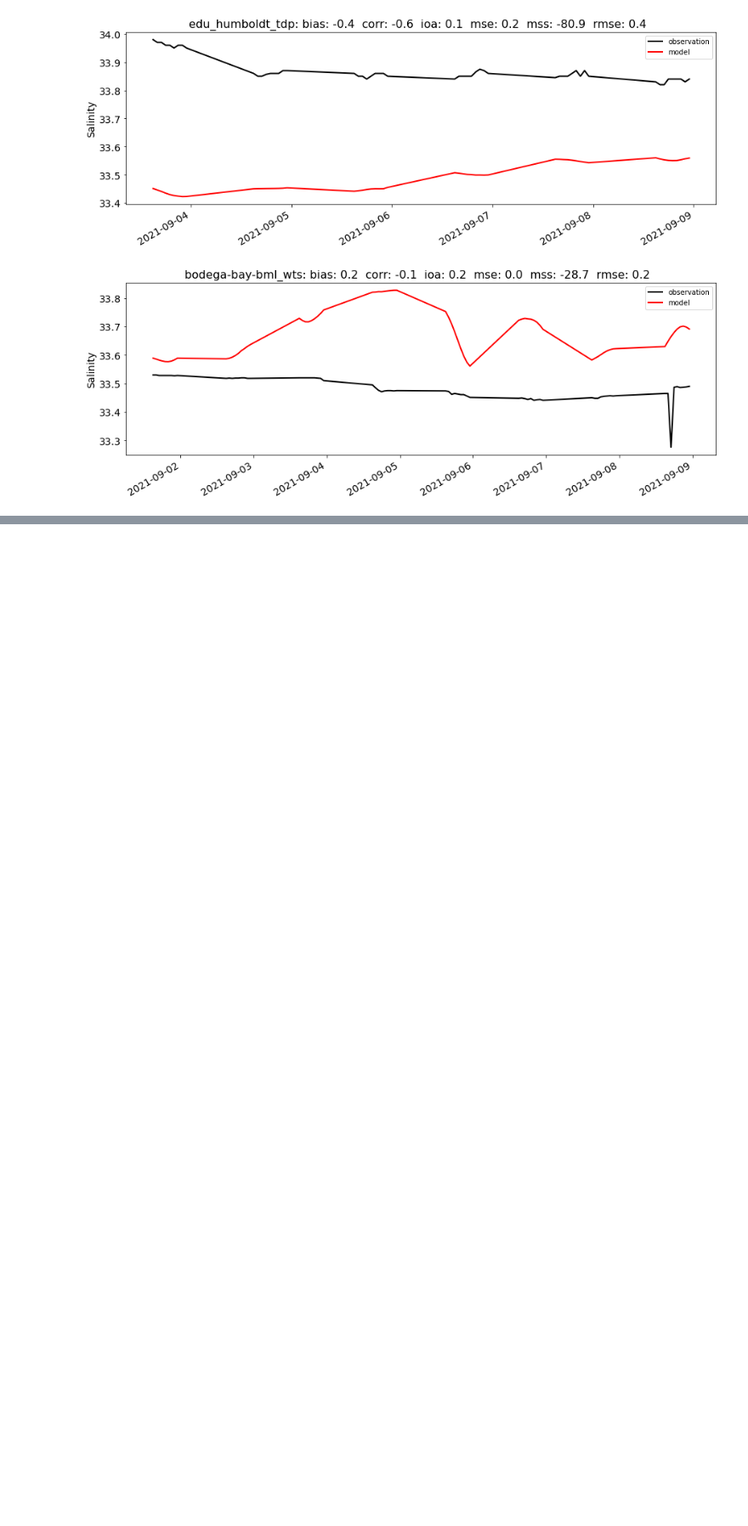
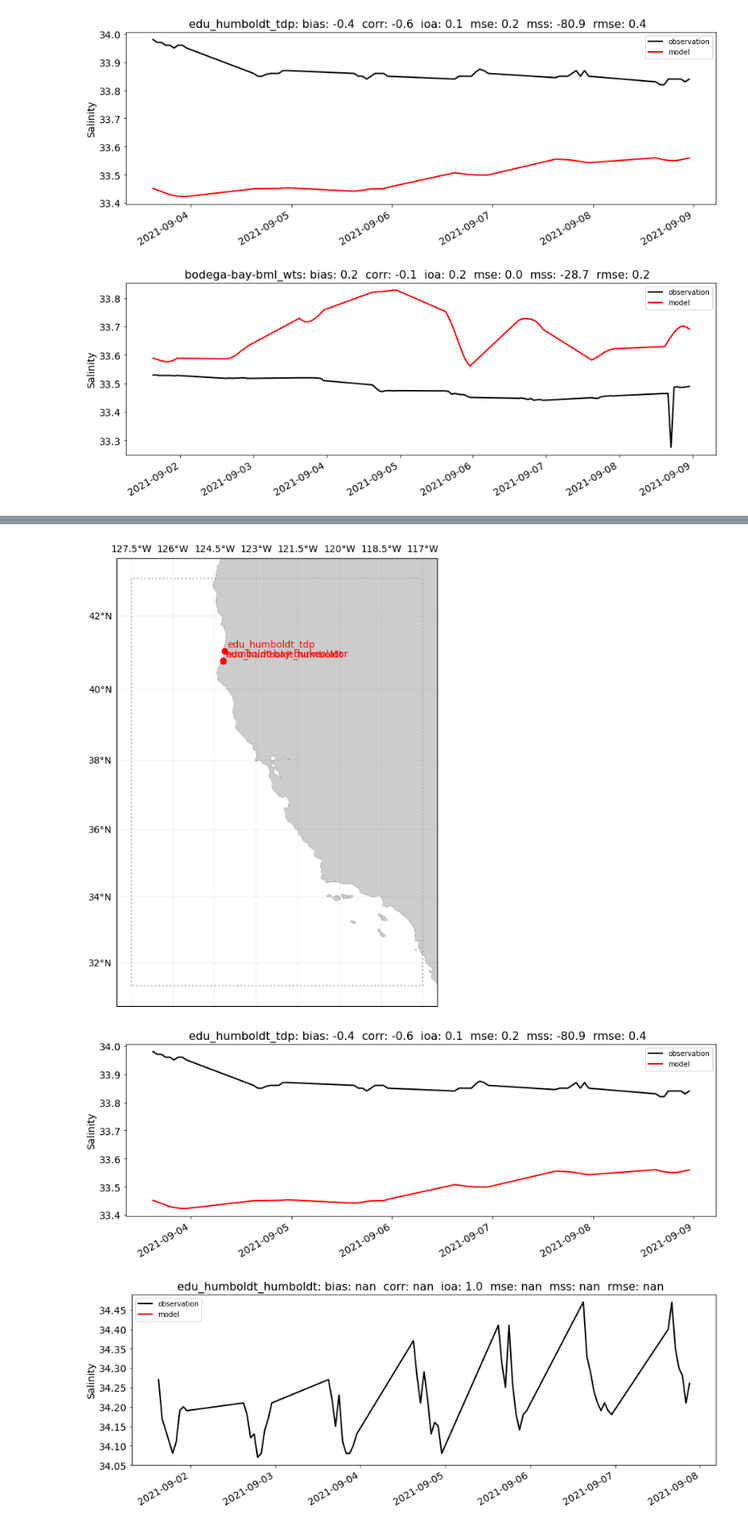
Before and after one commit to axiom-data-science/ocean-model-skill-assessor, a Jupyter notebook: notebooks/Demo_workflows.ipynb, the cells around one changed output, grey strips where cells are left out. Shown at 85% size. Cells and saved outputs as stored; diff of their text form; code cells hidden in the pictures; blank space fills up the shorter version.

```diff
--- a/notebooks/Demo_workflows.ipynb
+++ b/notebooks/Demo_workflows.ipynb
@@ -74,0 +29,4 @@ var_def = {
+# %%
+url = 'https://gist.githubusercontent.com/kthyng/c3cc27de6b4449e1776ce79215d5e732/raw/af448937e4896535e36ef6522df8460e8f928cd6/my_custom_criteria.py'
+criteria = odg.return_response(url)
+criteria
@@ -77,7 +52,5 @@ var_def = {
 # %%
-# criteria_url = 'https://gist.githubusercontent.com/kthyng/c3cc27de6b4449e1776ce79215d5e732/raw/af448937e4896535e36ef6522df8460e8f928cd6/my_custom_criteria.py'
-
-omsa.set_criteria(criteria)
+# omsa.set_criteria(criteria)
 
 model_url = 'https://thredds.cencoos.org/thredds/dodsC/CENCOOS_CA_ROMS_FCST.nc'
 filenames = [
@@ -97,7 +70,9 @@ search = omsa.run(
                   time_range=['2021-9-1','2021-9-8'],
                   variables=['salt'],
                   readers=[odg.local],
-                  local={'filenames': filenames}
+                  local={'filenames': filenames},
+                  figname_map='local_library.png',
+                  figname_data_prefix='local_library_'
 )
 # %% [output]
 [figure]
@@ -108,7 +85,5 @@ search = omsa.run(
 # %%
-# criteria_url = 'https://gist.githubusercontent.com/kthyng/c3cc27de6b4449e1776ce79215d5e732/raw/af448937e4896535e36ef6522df8460e8f928cd6/my_custom_criteria.py'
-
-omsa.set_criteria(criteria)
+# omsa.set_criteria(criteria)
 
 model_url = 'https://thredds.cencoos.org/thredds/dodsC/CENCOOS_CA_ROMS_FCST.nc'
 
@@ -126,7 +101,9 @@ search = omsa.run(
                   erddap={
                       'known_server': 'ioos'
                   },
-                  stations = dataset_ids
+                  stations = dataset_ids,
+                  figname_map='nonlocal_library.png',
+                  figname_data_prefix='nonlocal_library_'
 )
 # %% [output]
 [figure]
@@ -134,0 +116,25 @@ search = omsa.run(
+# %%
+# omsa.set_criteria(criteria)
+
+model_url = 'https://thredds.cencoos.org/thredds/dodsC/CENCOOS_CA_ROMS_FCST.nc'
+bbox = [-124.5, 40, -123.5, 42]
+search = omsa.run(
+                  loc_model=model_url,
+                  approach='region',
+                  bbox=bbox,
+                  criteria=criteria,
+                  var_def=var_def,
+                  xarray_kwargs={'chunks': {'time': 1, 'depth': 1}},
+                  time_range=['2021-9-1','2021-9-8'],
+                  variables=['salt'],
+                  readers=[odg.erddap],
+                  erddap={
+                      'known_server': 'ioos'
+                  },
+                  figname_map='nonlocal_library_region.png',
+                  figname_data_prefix='nonlocal_library_region_'
+)
+# %% [output]
+[figure, added]
+[figure, added]
+[figure, added]
```
Also changed, not shown: parts of 34 cells of this notebook, 8 other files.
